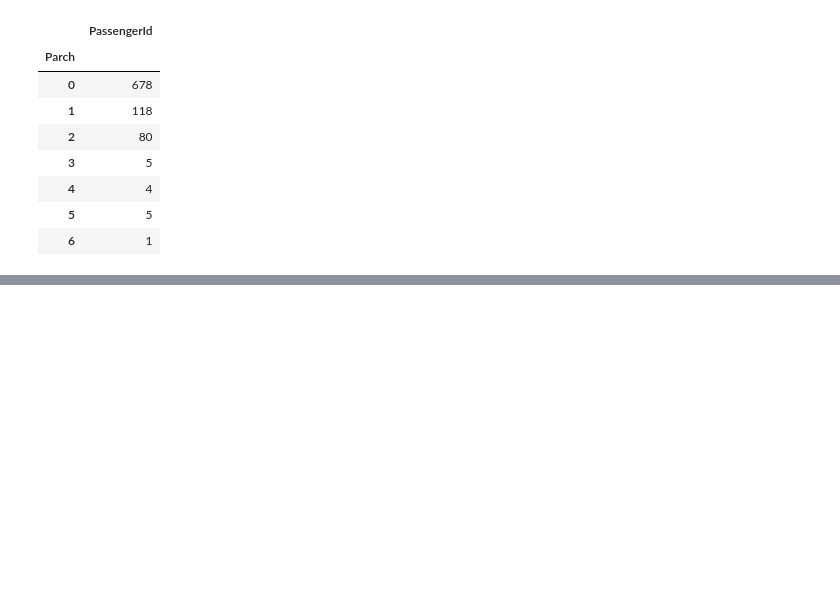
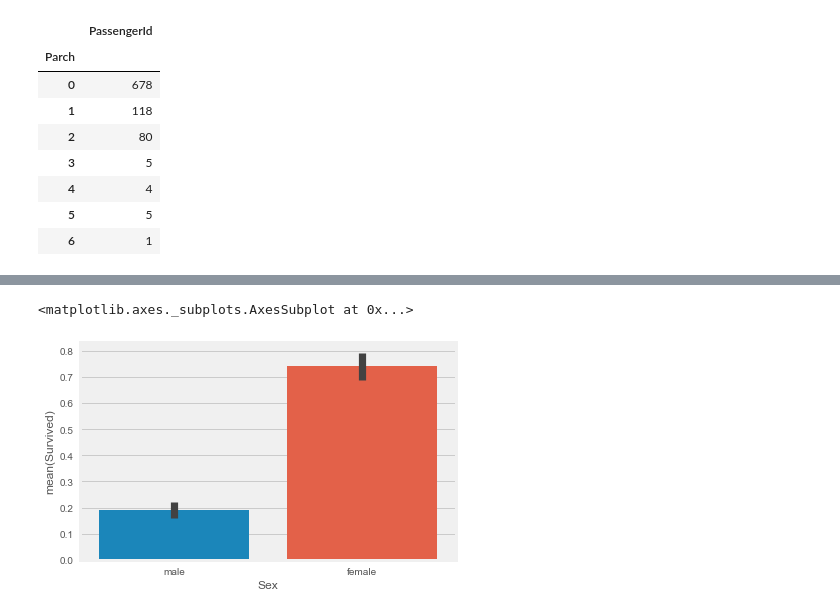
Before and after one commit to albertoseabra/BTS_DataScienceFoundations, a Jupyter notebook: Session_2/Titanic.ipynb, the cells around one changed output, grey strips where cells are left out. Cells and saved outputs as stored; diff of their text form; code cells hidden in the pictures; blank space fills up the shorter version.

```diff
--- a/Session_2/Titanic.ipynb
+++ b/Session_2/Titanic.ipynb
@@ -227,0 +250,5 @@ df[['Parch', 'PassengerId']].groupby('Parch').count()
+# %%
+sns.barplot('Sex', 'Survived', data=df)
+# %% [output]
+<matplotlib.axes._subplots.AxesSubplot at 0x...>
+[figure, added]
```
Also changed, not shown: parts of 9 cells of this notebook, 1 other file.
